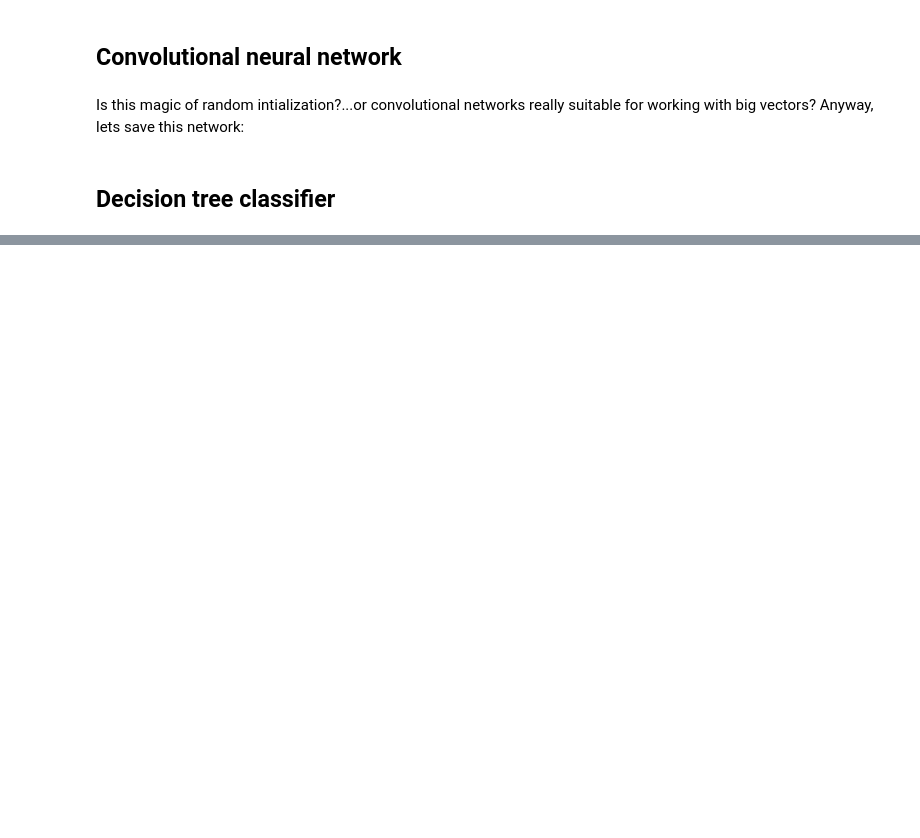
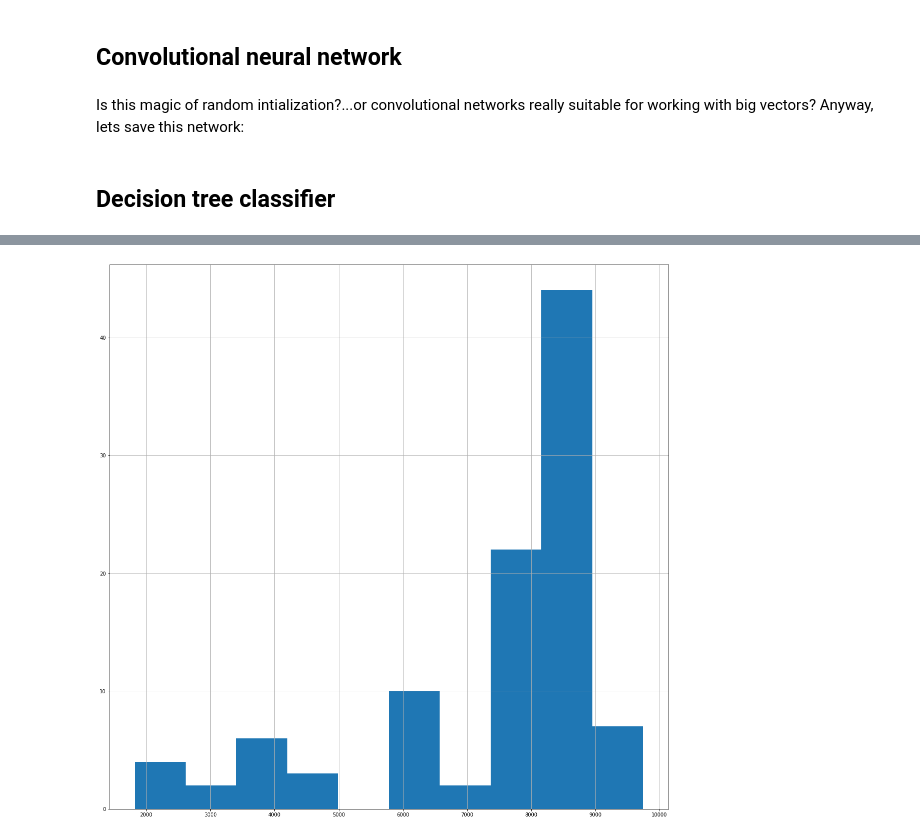
Before and after one commit to 0xf104a/EllipticCurves, a Jupyter notebook: Models.ipynb, the cells around one changed output, grey strips where cells are left out. Drawn from its saved outputs; the diff is of its cells as text; code cells hidden in the pictures; blank space fills up the shorter version.

Commit message:
Bootstrap for tree

```diff
--- a/Models.ipynb
+++ b/Models.ipynb
@@ -320,3 +280,0 @@ def is_prime(n: int):
-# %%
-def is_safe(n: int):
-    return is_prime((n-1) // 2) and is_prime(n)
@@ -334,0 +281,5 @@ model.decision_path()
+# %%
+importances = list(model.feature_importances_)
+for i in range(len(importances)):
+    if importances[i] > 0.0:
+        print(f"{indexes[i]} has importance {importances[i]}")
@@ -334,0 +295,32 @@ model.decision_path()
+# %%
+def bootstrap_best_feature():
+    model = tree.DecisionTreeClassifier()
+    model = model.fit(X_train, Y_train)
+    importances = list(model.feature_importances_)
+    best_feature_n = None
+    best_score = 0.0
+    for feature_n in range(len(importances)):
+        if importances[feature_n] > best_score:
+            best_score = importances[feature_n]
+            best_feature_n = feature_n
+    return best_feature_n, best_score
+# %%
+best_coefs = []
+n = 100
+n_sg = 0
+n_safe = 0
+total_score = 0.0
+for i in tnrange(n):
+    X_train, X_test, Y_train, Y_test = train_test_split(X, Y, test_size = 0.5, shuffle = True)
+    n_feature, score = bootstrap_best_feature()
+    total_score += score
+    prime = int(indexes[n_feature][1:])
+    if is_sg(prime):
+        n_sg += 1
+    if is_safe(prime):
+        n_safe += 1
+    best_coefs.append(prime)
+    print(prime, "score=", acc(X_test, Y_test, model.predict))
+print(f"n_sg={n_sg}")
+print(f"n_safe={n_safe}")
+print(f"avg_score={total_score/n}")
@@ -334,0 +345,6 @@ model.decision_path()
+# %%
+plt.hist(best_coefs)
+plt.grid()
+plt.show()
+# %% [output]
+[figure, added]
```
Also changed, not shown: parts of 29 cells of this notebook, 1 other file.
